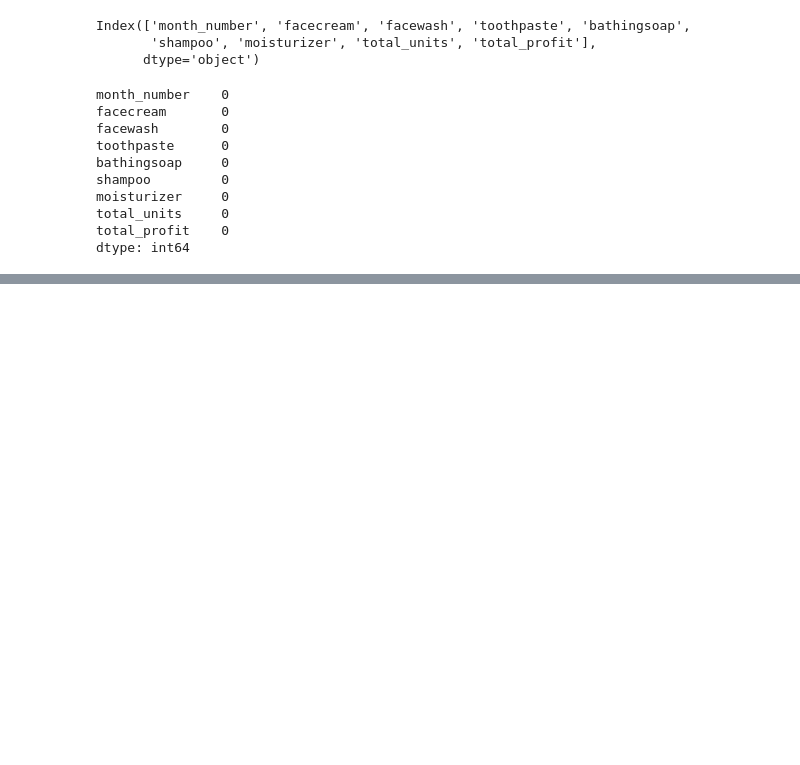
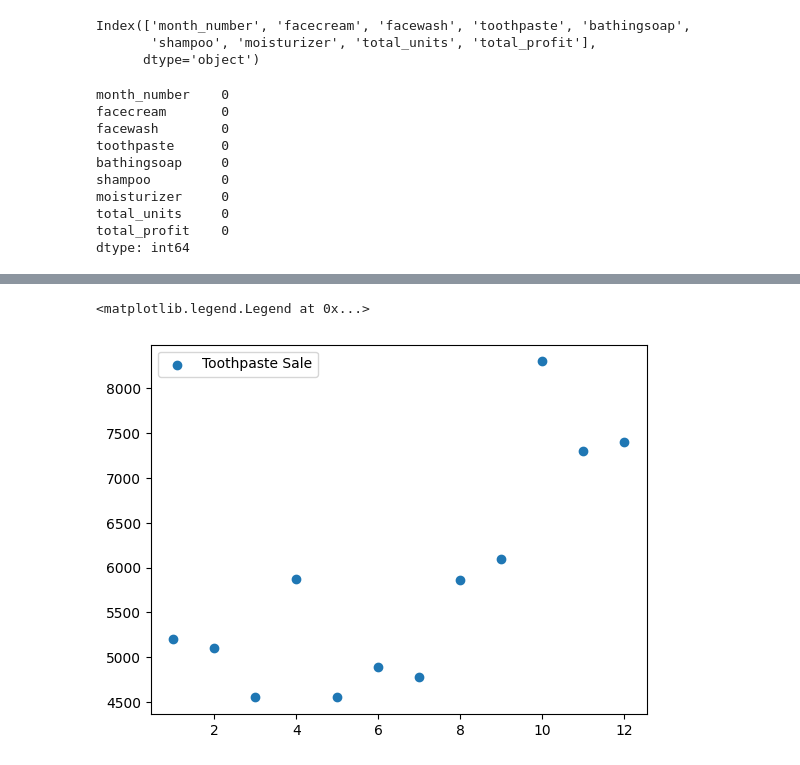
Before and after one commit to abinanand/Pandas_works, a Jupyter notebook: company_sales/process_company_sales.ipynb, the cells around one changed output, grey strips where cells are left out. Drawn from its saved outputs; the diff is of its cells as text; code cells hidden in the pictures; blank space fills up the shorter version.

```diff
--- a/company_sales/process_company_sales.ipynb
+++ b/company_sales/process_company_sales.ipynb
@@ -34,0 +69,6 @@ Text(0.5, 1.0, 'MONTH WISE TOTAL PROFIT')
+# %%
+plt.scatter(df["month_number"],df["toothpaste"],label="Toothpaste Sale")
+plt.legend()
+# %% [output]
+<matplotlib.legend.Legend at 0x...>
+[figure, added]
```
Also changed, not shown: parts of 12 cells of this notebook.
